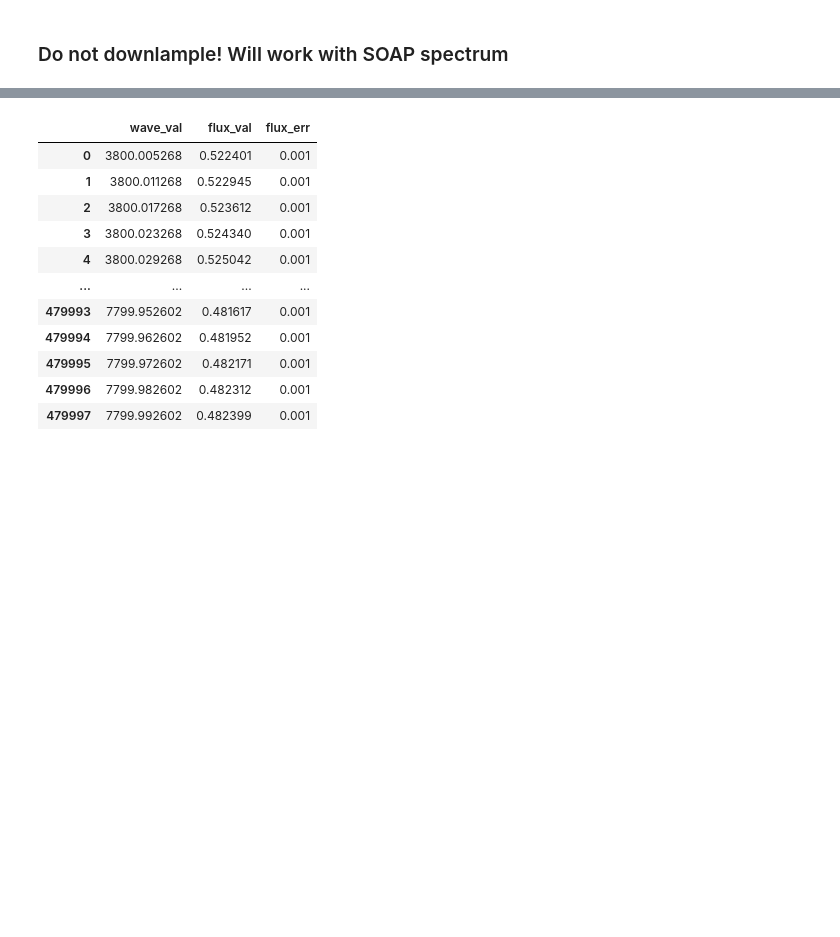
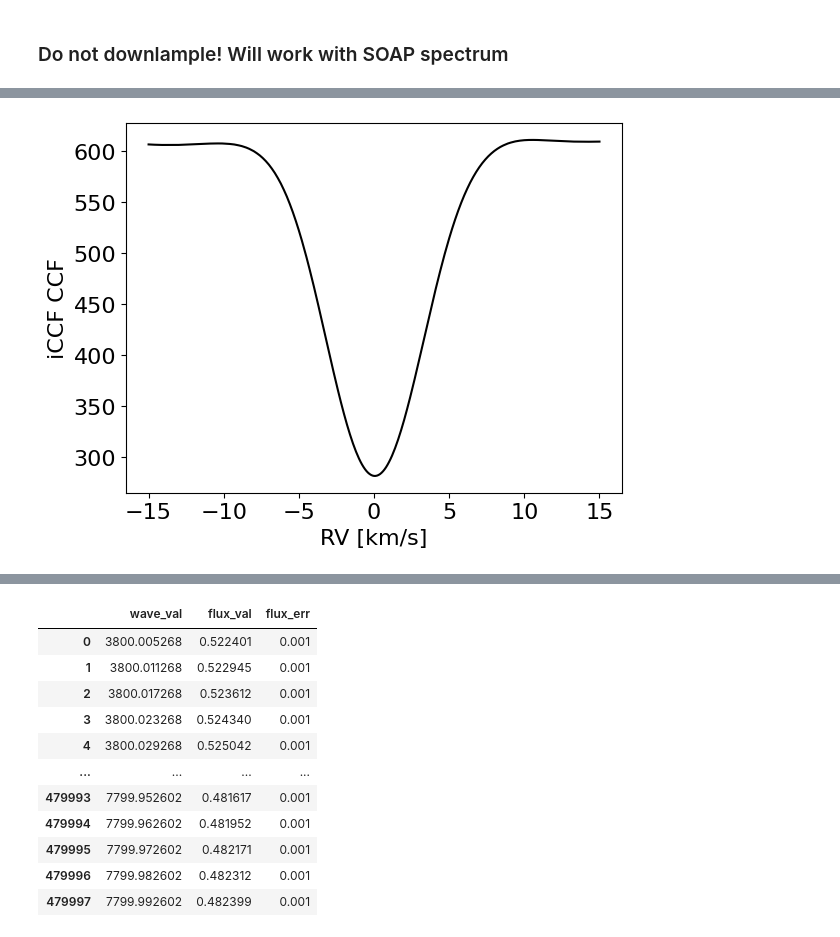
Before and after one commit to vadibekyan/DL_RV_diogo, a Jupyter notebook: integrated_star.ipynb, the cells around one changed output, grey strips where cells are left out. Cells and saved outputs as stored; diff of their text form; code cells hidden in the pictures; blank space fills up the shorter version.

```diff
--- a/integrated_star.ipynb
+++ b/integrated_star.ipynb
@@ -240,0 +406,4 @@ print(sorted(path.name for path in csv_input_dir.glob("*.csv")))
+# %%
+import iCCF
+
+rv, ccf = iCCF.utils.load_example_data()
@@ -240,0 +436,39 @@ print(sorted(path.name for path in csv_input_dir.glob("*.csv")))
+# %%
+import numpy as np
+import pandas as pd
+import matplotlib.pyplot as plt
+from iCCF.meta import espdr_compute_CCF_fast
+
+spec = pd.read_csv("./saved_spectra/csv_spectra/soap.csv")
+mask_df = pd.read_csv("./saved_spectra/G2_mask.csv")
+
+wave = spec["wave_val"].to_numpy(float)
+flux = spec["flux_val"].to_numpy(float)
+err = spec["flux_err"].to_numpy(float)
+
+dll = np.diff(wave)
+dll = np.r_[dll, dll[-1]]
+
+blaze = np.ones_like(wave)
+quality = np.zeros_like(wave, dtype=int)
+rvarray = np.arange(-15.0, 15.0 + 0.1, 0.1)
+
+mask = np.zeros(len(mask_df), dtype=[("lambda", "f8"), ("contrast", "f8")])
+mask["lambda"] = mask_df["wave"].to_numpy(float)
+mask["contrast"] = mask_df["depth"].to_numpy(float)
+mask.sort(order="lambda")
+
+ccf, ccfe, ccfq = espdr_compute_CCF_fast(
+    wave, dll, flux, err, blaze, quality,
+    rvarray, mask,
+    berv=0.0,
+    bervmax=0.0,
+    mask_width=0.5,  # HARPS-like; use 0.5 for ESPRESSO-like
+)
+
+plt.plot(rvarray, ccf, "-k")
+plt.xlabel("RV [km/s]")
+plt.ylabel("iCCF CCF")
+plt.show()
+# %% [output]
+[figure, added]
```
Also changed, not shown: parts of 13 cells of this notebook, 8 other files.
